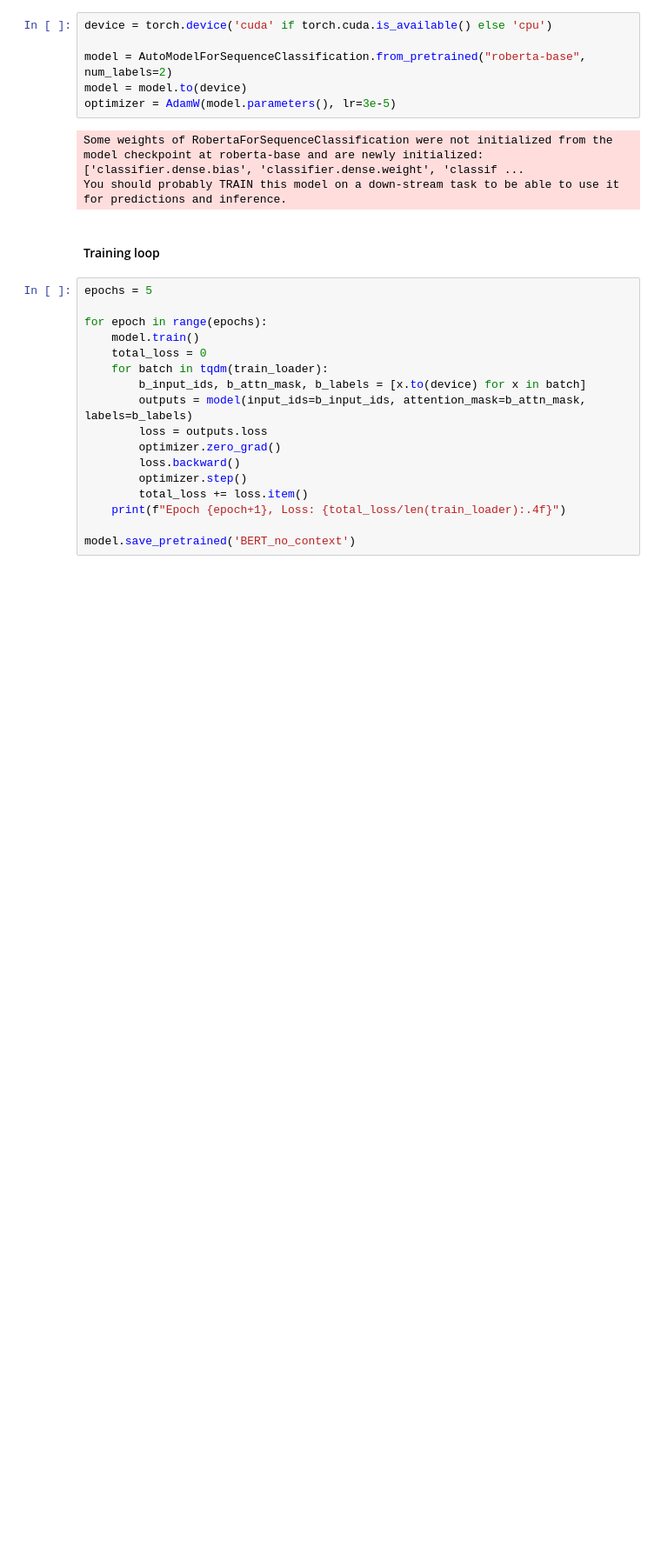
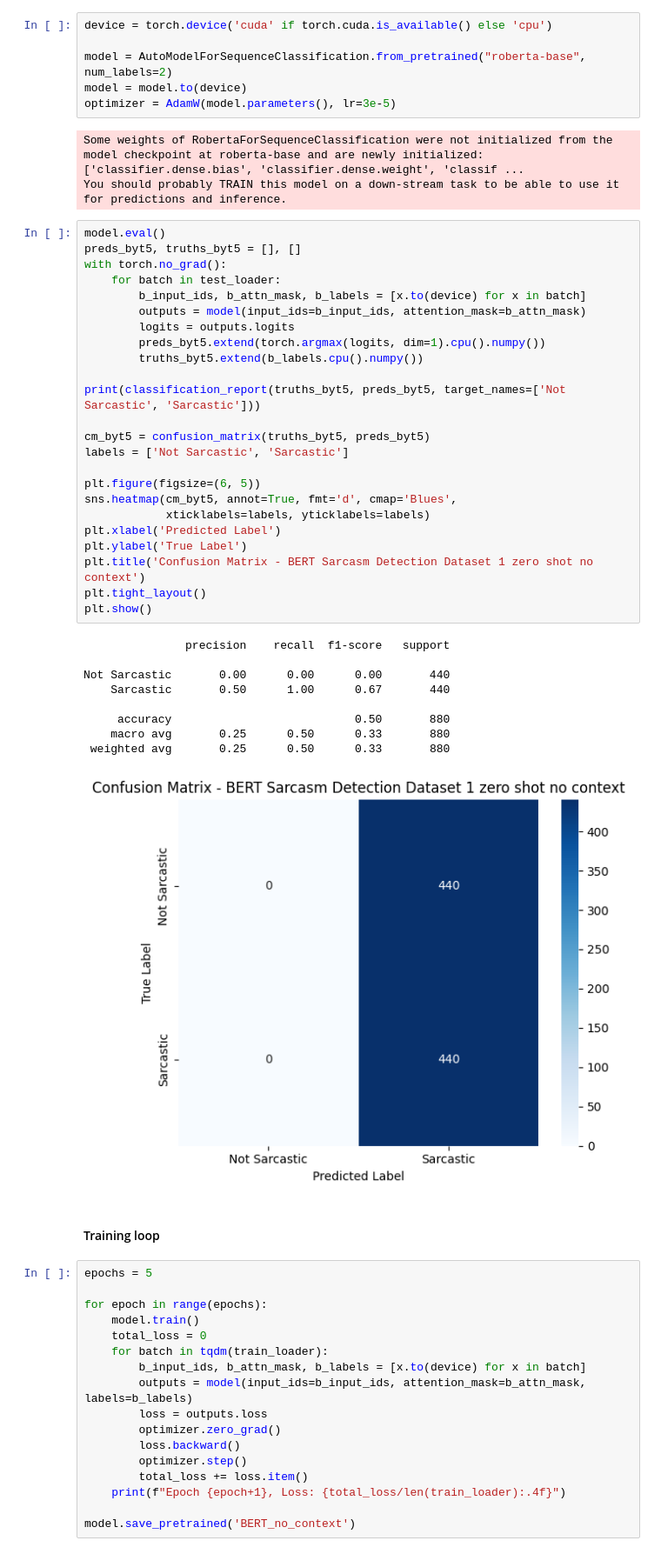
Before and after one commit to minhtripham9/sarcasm-detection, a Jupyter notebook: Code/BERT-DS1.ipynb, the cells around one changed output. Shown at 87% size. Saved outputs shown, nothing was run; the diff lists cells and outputs as text; blank space fills up the shorter version.

Commit message:
zero shot update

```diff
--- a/Code/BERT-DS1.ipynb
+++ b/Code/BERT-DS1.ipynb
@@ -137,6 +137,40 @@ optimizer = AdamW(model.parameters(), lr=3e-5)
 # %% [output]
 Some weights of RobertaForSequenceClassification were not initialized from the model checkpoint at roberta-base and are newly initialized: ['classifier.dense.bias', 'classifier.dense.weight', 'classif ...
 You should probably TRAIN this model on a down-stream task to be able to use it for predictions and inference.
+# %%
+model.eval()
+preds_byt5, truths_byt5 = [], []
+with torch.no_grad():
+    for batch in test_loader:
+        b_input_ids, b_attn_mask, b_labels = [x.to(device) for x in batch]
+        outputs = model(input_ids=b_input_ids, attention_mask=b_attn_mask)
+        logits = outputs.logits
+        preds_byt5.extend(torch.argmax(logits, dim=1).cpu().numpy())
+        truths_byt5.extend(b_labels.cpu().numpy())
+
+print(classification_report(truths_byt5, preds_byt5, target_names=['Not Sarcastic', 'Sarcastic']))
+
+cm_byt5 = confusion_matrix(truths_byt5, preds_byt5)
+labels = ['Not Sarcastic', 'Sarcastic']
+
+plt.figure(figsize=(6, 5))
+sns.heatmap(cm_byt5, annot=True, fmt='d', cmap='Blues',
+            xticklabels=labels, yticklabels=labels)
+plt.xlabel('Predicted Label')
+plt.ylabel('True Label')
+plt.title('Confusion Matrix - BERT Sarcasm Detection Dataset 1 zero shot no context')
+plt.tight_layout()
+plt.show()
+# %% [output]
+               precision    recall  f1-score   support
+
+Not Sarcastic       0.00      0.00      0.00       440
+    Sarcastic       0.50      1.00      0.67       440
+
+     accuracy                           0.50       880
+    macro avg       0.25      0.50      0.33       880
+ weighted avg       0.25      0.50      0.33       880
+[figure, added]
 # %% [markdown]
 #### Training loop
 # %%
```
